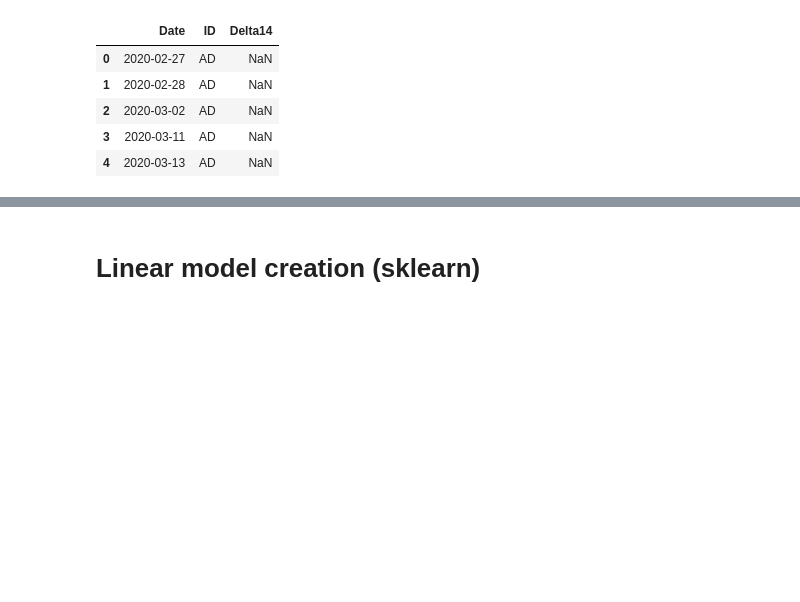
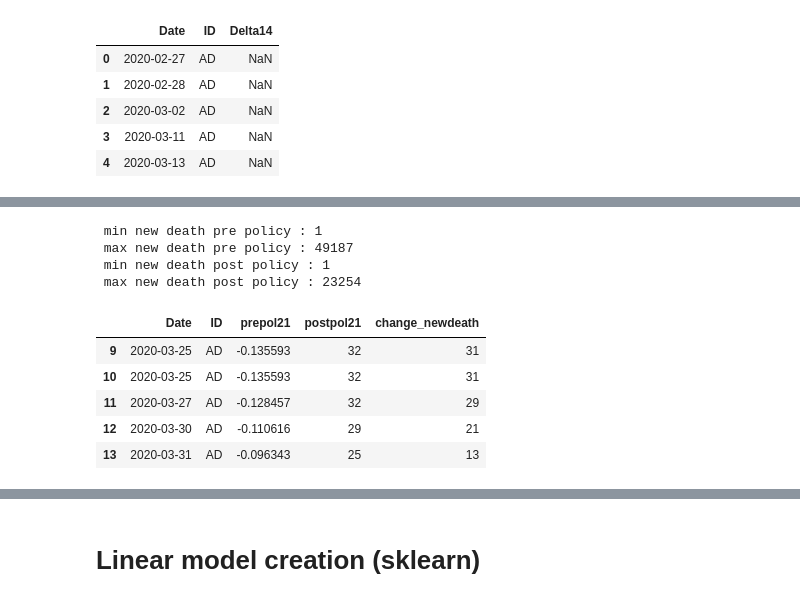
Before and after one commit to TristanBOOK/coronanet, a Jupyter notebook: Notebooks/paul_db_enriched.ipynb, the cells around one changed output, grey strips where cells are left out. Saved outputs shown, nothing was run; the diff lists cells and outputs as text; code cells hidden in the pictures; blank space fills up the shorter version.

```diff
--- a/Notebooks/paul_db_enriched.ipynb
+++ b/Notebooks/paul_db_enriched.ipynb
@@ -392,0 +398,10 @@ death.head()
+# %%
+cases=data_lma[['Date','ID','J-21','J0','J21']]
+cases.set_index('Date',inplace=True)
+cases['prepol21']=cases['J0']-cases['J-21']
+cases['postpol21']=cases['J21']-cases['J0']
+cases['change_newdeath']=cases['postpol21']-cases['prepol21']
+cases=cases.reset_index()
+case=cases[['Date','ID','prepol21','postpol21','change_newdeath']]
+case=case[case['prepol21']>0]
+case=case[case['postpol21']>0]
@@ -393,3 +424,24 @@ death.head()
+# %%
+print(f' min new death pre policy : {case.prepol21.min()}\n max new death pre policy : {case.prepol21.max()}')
+print(f' min new death post policy : {case.postpol21.min()}\n max new death post policy : {case.postpol21.max()}')
+# %% [output]
+ min new death pre policy : 1
+ max new death pre policy : 49187
+ min new death post policy : 1
+ max new death post policy : 23254
+# %%
+#scaler = MinMaxScaler()
+scaler = RobustScaler()
+scaled_case=case
+scaled_case[['prepol21']]=scaler.fit_transform(scaled_case[['prepol21']])
+scaled_case.head()
+# %% [output]
+|  | Date | ID | prepol21 | postpol21 | change_newdeath |
+| 9 | 2020-03-25 | AD | -0.135593 | 32 | 31 |
+| 10 | 2020-03-25 | AD | -0.135593 | 32 | 31 |
+| 11 | 2020-03-27 | AD | -0.128457 | 32 | 29 |
+| 12 | 2020-03-30 | AD | -0.110616 | 29 | 21 |
+| 13 | 2020-03-31 | AD | -0.096343 | 25 | 13 |
 # %%
 #death[death['Date']=='2020-05-11']
 #death['Date']=pd.to_datetime(death['Date'])
```
Also changed, not shown: parts of 28 cells of this notebook.
